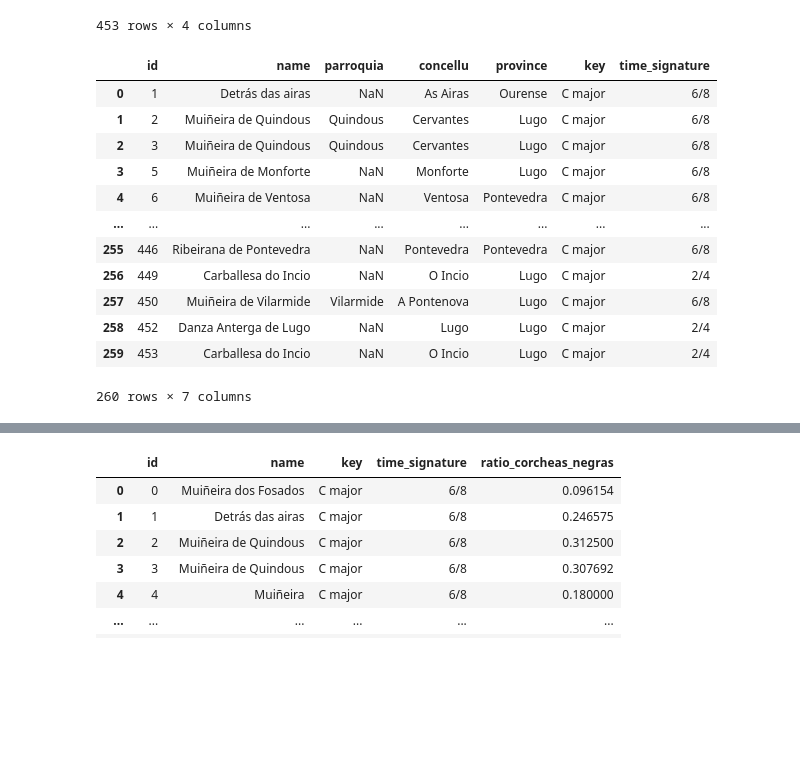
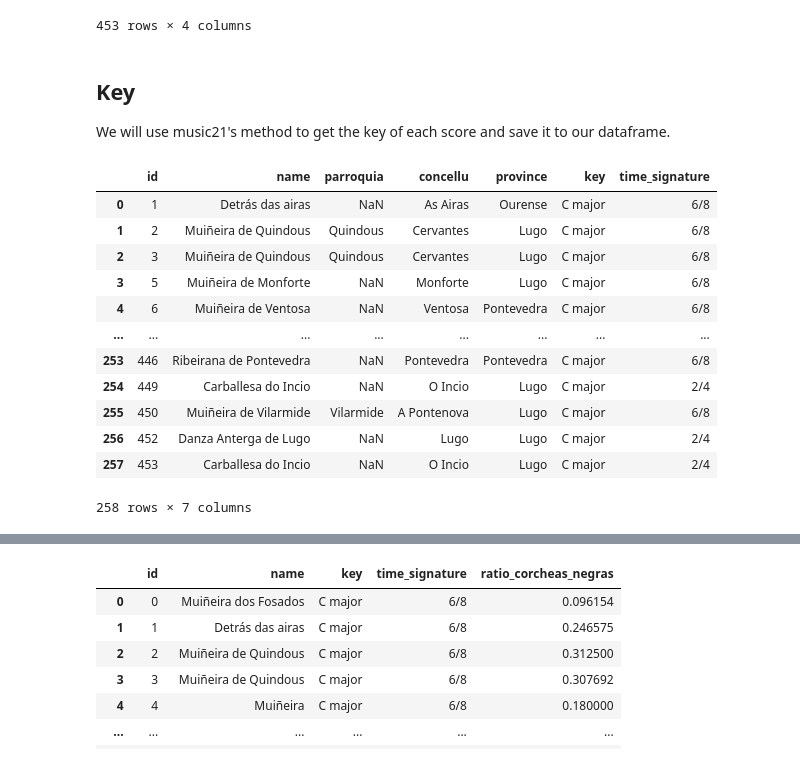
Before and after one commit to iferco/GMD-classification, a Jupyter notebook: testing/feature_extraction.ipynb, the cells around one changed output, grey strips where cells are left out. Drawn from its saved outputs; the diff is of its cells as text; code cells hidden in the pictures; blank space fills up the shorter version.

```diff
--- a/testing/example.ipynb
+++ b/testing/feature_extraction.ipynb
@@ -31,11 +32,9 @@ Note: you may need to restart the kernel to use updated packages.
 # %%
 
 #Read galician_musicxml_full.csv but is in father folder
-df = pd.read_csv('../galician_musicxml_full.csv',quotechar='"',skipinitialspace=True)
+df = pd.read_csv('../testing/galician_musicxml_full.csv',quotechar='"',skipinitialspace=True)
 
 #df = pd.read_csv('galician_musicxml_full.csv',quotechar='"',skipinitialspace=True)
-
-#drop first column
 #name first column id
 df = df.rename(columns={'Unnamed: 0': 'id'})
 #In this case we dont need the first column because index of row=name of musicxml file
@@ -60,7 +59,7 @@ df
 # %%
 
 #Read galician_musicxml_full.csv in father folder
-df_located = pd.read_csv('../galician_musicxml_located.csv',quotechar='"',skipinitialspace=True)
+df_located = pd.read_csv('../testing/galician_musicxml_located.csv',quotechar='"',skipinitialspace=True)
 #df_located = pd.read_csv('galician_musicxml_located.csv',quotechar='"',skipinitialspace=True)
 #Rename first column to id
 df_located = df_located.rename(columns={df_located.columns[0]: "id"})
@@ -150,41 +151,44 @@ df_key
 | 451 | 451 | Na Ruada | C major | 2/4 |
 | 452 | 452 | Danza Anterga de Lugo | C major | 2/4 |
 453 rows × 4 columns
+# %% [markdown]
+## Key
+We will use music21's method to get the key of each score and save it to our dataframe.
 # %%
 df_key_located=pd.DataFrame(columns=['id','name','parroquia','concellu','province','key','time_signature'])
 i=0
-for i in range(260):
+for i in range(258):
     #get index of df_located
     index=df_located.loc[i]['id']
     s = load_musicxml(index)
     if s is not None:
         scoreParts = s.parts.stream()
         s = scoreParts[0]
         key=s.analyze('key')
         #Get name of the song in df in this case we can use the index because the index of df is the same as the id
         name=df_located.loc[i]['name']
         parroquia=df_located.loc[i]['parroquia']
         concellu=df_located.loc[i]['concellu']
         province=df_located.loc[i]['province']
 
         measures0 = s.getElementsByClass(stream.Measure).stream() #numero de compases
         tS = measures0[0].getElementsByClass(meter.TimeSignature).stream()[0]
         time_signature= ''+str(tS.numerator)+'/'+str(tS.denominator)
         df_key_located.loc[i]=[index,name,parroquia,concellu,province, key,time_signature]
 
 
 df_key_located
 # %% [output]
 |  | id | name | parroquia | concellu | province | key | time_signature |
 | 0 | 1 | Detrás das airas | NaN | As Airas | Ourense | C major | 6/8 |
 | 1 | 2 | Muiñeira de Quindous | Quindous | Cervantes | Lugo | C major | 6/8 |
 | 2 | 3 | Muiñeira de Quindous | Quindous | Cervantes | Lugo | C major | 6/8 |
 | 3 | 5 | Muiñeira de Monforte | NaN | Monforte | Lugo | C major | 6/8 |
 | 4 | 6 | Muiñeira de Ventosa | NaN | Ventosa | Pontevedra | C major | 6/8 |
 | ... | ... | ... | ... | ... | ... | ... | ... |
-| 255 | 446 | Ribeirana de Pontevedra | NaN | Pontevedra | Pontevedra | C major | 6/8 |
-| 256 | 449 | Carballesa do Incio | NaN | O Incio | Lugo | C major | 2/4 |
-| 257 | 450 | Muiñeira de Vilarmide | Vilarmide | A Pontenova | Lugo | C major | 6/8 |
-| 258 | 452 | Danza Anterga de Lugo | NaN | Lugo | Lugo | C major | 2/4 |
-| 259 | 453 | Carballesa do Incio | NaN | O Incio | Lugo | C major | 2/4 |
+| 253 | 446 | Ribeirana de Pontevedra | NaN | Pontevedra | Pontevedra | C major | 6/8 |
+| 254 | 449 | Carballesa do Incio | NaN | O Incio | Lugo | C major | 2/4 |
+| 255 | 450 | Muiñeira de Vilarmide | Vilarmide | A Pontenova | Lugo | C major | 6/8 |
+| 256 | 452 | Danza Anterga de Lugo | NaN | Lugo | Lugo | C major | 2/4 |
+| 257 | 453 | Carballesa do Incio | NaN | O Incio | Lugo | C major | 2/4 |
-260 rows × 7 columns
+258 rows × 7 columns
```
Also changed, not shown: parts of 19 cells of this notebook, 11 other files.
